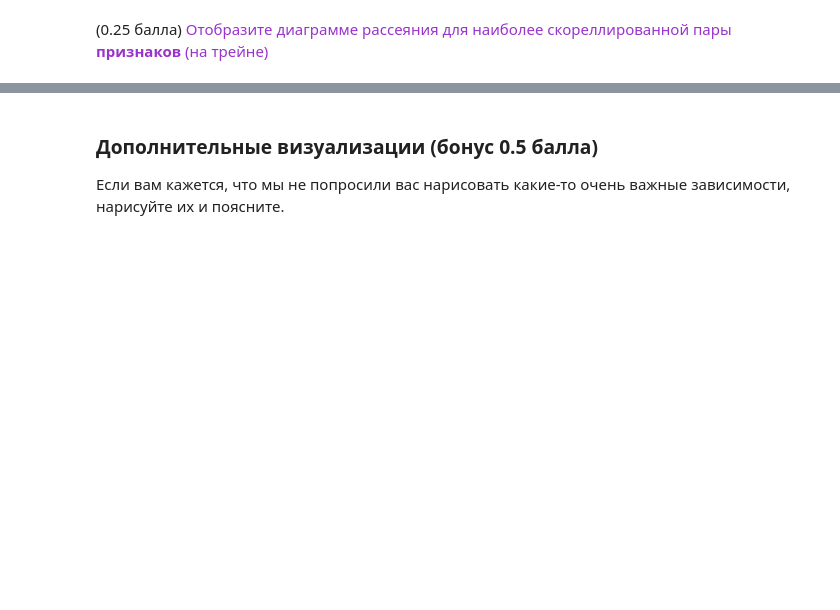
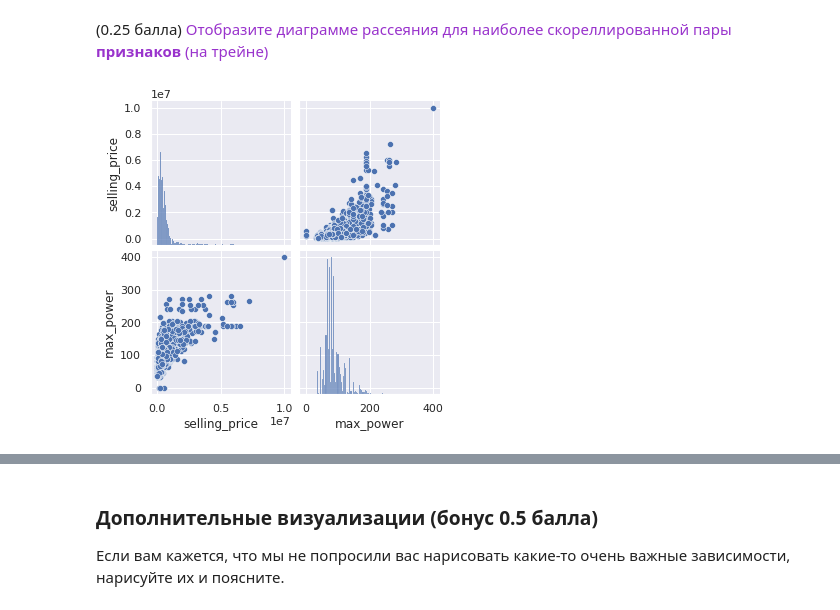
Before and after one commit to Kulikov17/MLDS_ML, a Jupyter notebook: HW1/HW1_Regression_with_inference.ipynb, the cells around one changed output, grey strips where cells are left out. Drawn from its saved outputs; the diff is of its cells as text; code cells hidden in the pictures; blank space fills up the shorter version.

```diff
--- a/HW1/HW1_Regression_with_inference.ipynb
+++ b/HW1/HW1_Regression_with_inference.ipynb
@@ -550,0 +568,4 @@ sns.pairplot(df_train.select_dtypes(exclude=['object']));
+# %%
+sns.pairplot(df_train[['selling_price', 'max_power']]);
+# %% [output]
+[figure, added]
```
Also changed, not shown: parts of 25 cells of this notebook.
